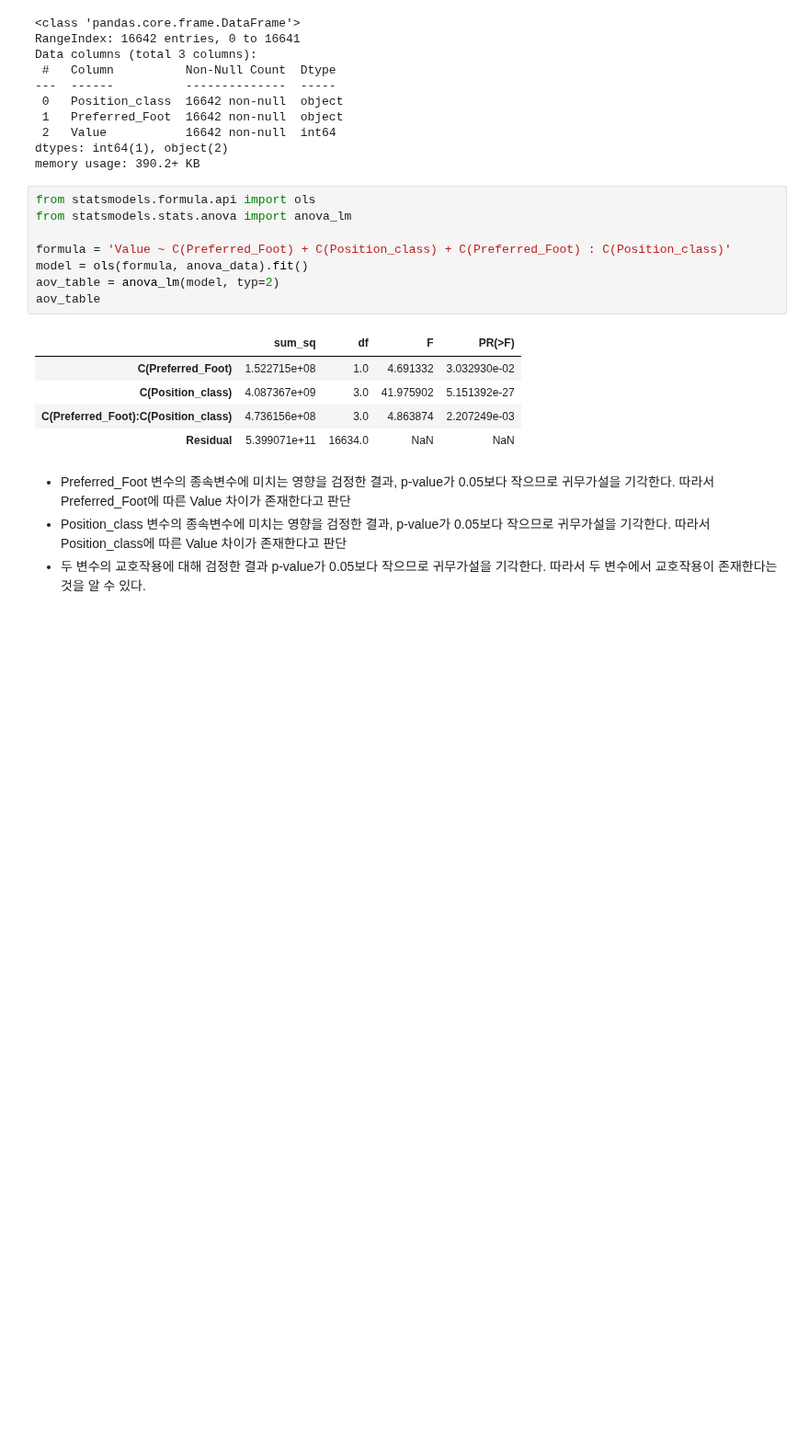
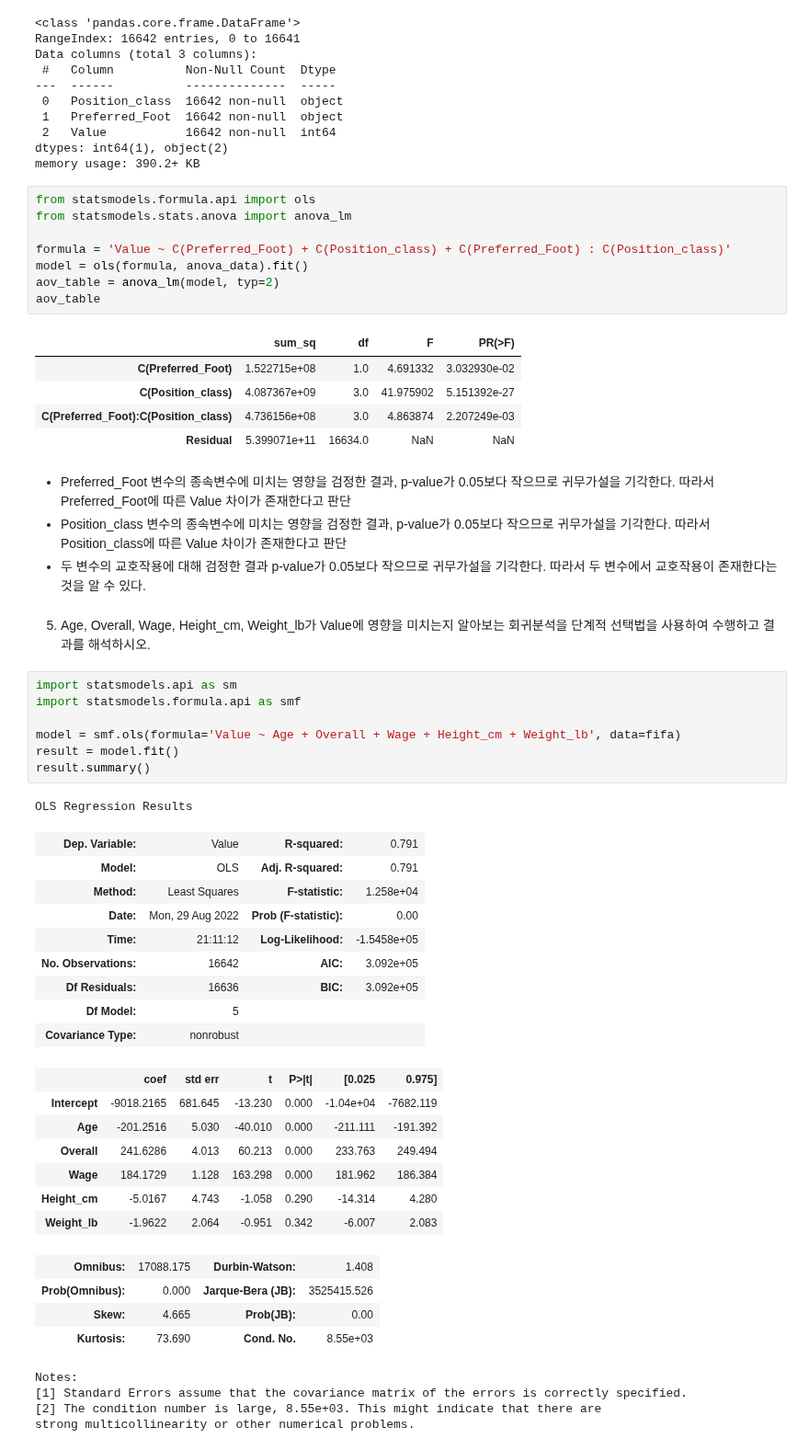
Before and after one commit to suhyehye/ADP-study, a Jupyter notebook: 03.모의고사/데이터에듀/1회/2. 통계분석.ipynb, the cells around one changed output. Shown at 92% size. Saved outputs shown, nothing was run; the diff lists cells and outputs as text; blank space fills up the shorter version.

```diff
--- a/03.모의고사/데이터에듀/1회/2. 통계분석.ipynb
+++ b/03.모의고사/데이터에듀/1회/2. 통계분석.ipynb
@@ -150,3 +150,38 @@ aov_table
 - Preferred_Foot 변수의 종속변수에 미치는 영향을 검정한 결과, p-value가 0.05보다 작으므로 귀무가설을 기각한다. 따라서 Preferred_Foot에 따른 Value 차이가 존재한다고 판단
 - Position_class 변수의 종속변수에 미치는 영향을 검정한 결과, p-value가 0.05보다 작으므로 귀무가설을 기각한다. 따라서 Position_class에 따른 Value 차이가 존재한다고 판단
 - 두 변수의 교호작용에 대해 검정한 결과 p-value가 0.05보다 작으므로 귀무가설을 기각한다. 따라서 두 변수에서 교호작용이 존재한다는 것을 알 수 있다.
+# %% [markdown]
+5. Age, Overall, Wage, Height_cm, Weight_lb가 Value에 영향을 미치는지 알아보는 회귀분석을 단계적 선택법을 사용하여 수행하고 결과를 해석하시오.
+# %%
+import statsmodels.api as sm
+import statsmodels.formula.api as smf
+
+model = smf.ols(formula='Value ~ Age + Overall + Wage + Height_cm + Weight_lb', data=fifa)
+result = model.fit()
+result.summary()
+# %% [output]
+OLS Regression Results
+| Dep. Variable: | Value | R-squared: | 0.791 |
+| Model: | OLS | Adj. R-squared: | 0.791 |
+| Method: | Least Squares | F-statistic: | 1.258e+04 |
+| Date: | Mon, 29 Aug 2022 | Prob (F-statistic): | 0.00 |
+| Time: | 21:11:12 | Log-Likelihood: | -1.5458e+05 |
+| No. Observations: | 16642 | AIC: | 3.092e+05 |
+| Df Residuals: | 16636 | BIC: | 3.092e+05 |
+| Df Model: | 5 |  |  |
+| Covariance Type: | nonrobust |  |  |
+|  | coef | std err | t | P>|t| | [0.025 | 0.975] |
+| Intercept | -9018.2165 | 681.645 | -13.230 | 0.000 | -1.04e+04 | -7682.119 |
+| Age | -201.2516 | 5.030 | -40.010 | 0.000 | -211.111 | -191.392 |
+| Overall | 241.6286 | 4.013 | 60.213 | 0.000 | 233.763 | 249.494 |
+| Wage | 184.1729 | 1.128 | 163.298 | 0.000 | 181.962 | 186.384 |
+| Height_cm | -5.0167 | 4.743 | -1.058 | 0.290 | -14.314 | 4.280 |
+| Weight_lb | -1.9622 | 2.064 | -0.951 | 0.342 | -6.007 | 2.083 |
+| Omnibus: | 17088.175 | Durbin-Watson: | 1.408 |
+| Prob(Omnibus): | 0.000 | Jarque-Bera (JB): | 3525415.526 |
+| Skew: | 4.665 | Prob(JB): | 0.00 |
+| Kurtosis: | 73.690 | Cond. No. | 8.55e+03 |
+Notes:
+[1] Standard Errors assume that the covariance matrix of the errors is correctly specified.
+[2] The condition number is large, 8.55e+03. This might indicate that there are
+strong multicollinearity or other numerical problems.
```
Also changed, not shown: parts of 6 cells of this notebook.
